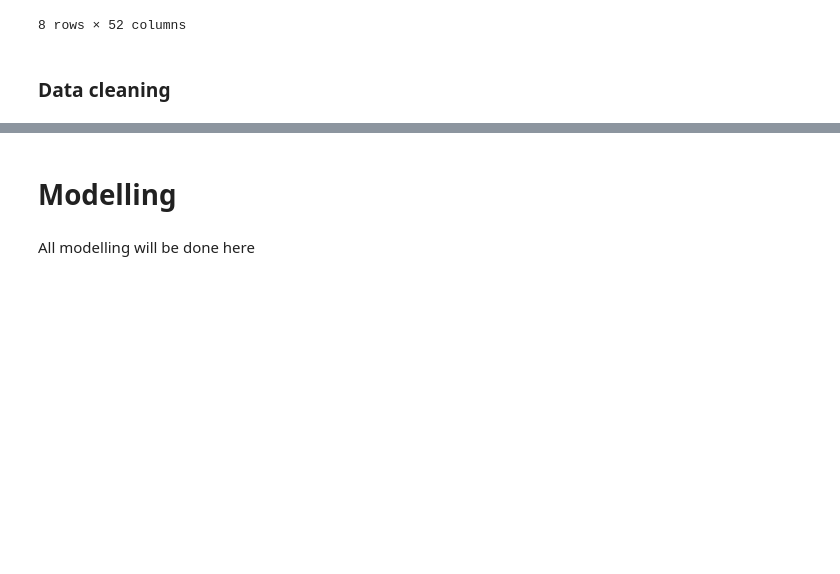
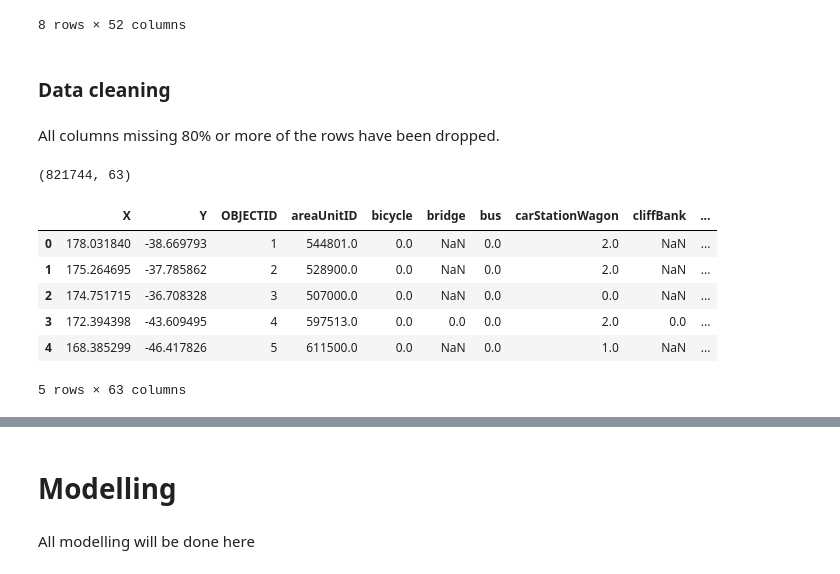
Before and after one commit to LynnsBaraka/road-accidents, a Jupyter notebook: index.ipynb, the cells around one changed output, grey strips where cells are left out. Cells and saved outputs as stored; diff of their text form; code cells hidden in the pictures; blank space fills up the shorter version.

Commit message:
Initial data cleaning

```diff
--- a/index.ipynb
+++ b/index.ipynb
@@ -108,3 +100,24 @@ df.describe()
 8 rows × 52 columns
 # %% [markdown]
 ### Data cleaning
+# %%
+# Drop columns with above 80% missing data
+df = df.drop(columns=['advisorySpeed', 'crashRoadSideRoad', 'holiday', 'intersection', 'pedestrian', 'weatherB', 'roadCharacter', 'temporarySpeedLimit', 'streetLight'])
+# %% [markdown]
+All columns missing 80% or more of the rows have been dropped.
+# %%
+# Checking the shape of the data after dropping columns
+df.shape
+# %% [output]
+(821744, 63)
+# %%
+# Checking the first 5 columns of the new dataset
+df.head()
+# %% [output]
+|  | X | Y | OBJECTID | areaUnitID | bicycle | bridge | bus | carStationWagon | cliffBank | ... |
+| 0 | 178.031840 | -38.669793 | 1 | 544801.0 | 0.0 | NaN | 0.0 | 2.0 | NaN | ... |
+| 1 | 175.264695 | -37.785862 | 2 | 528900.0 | 0.0 | NaN | 0.0 | 2.0 | NaN | ... |
+| 2 | 174.751715 | -36.708328 | 3 | 507000.0 | 0.0 | NaN | 0.0 | 0.0 | NaN | ... |
+| 3 | 172.394398 | -43.609495 | 4 | 597513.0 | 0.0 | 0.0 | 0.0 | 2.0 | 0.0 | ... |
+| 4 | 168.385299 | -46.417826 | 5 | 611500.0 | 0.0 | NaN | 0.0 | 1.0 | NaN | ... |
+5 rows × 63 columns
```
Also changed, not shown: parts of 7 cells of this notebook.
